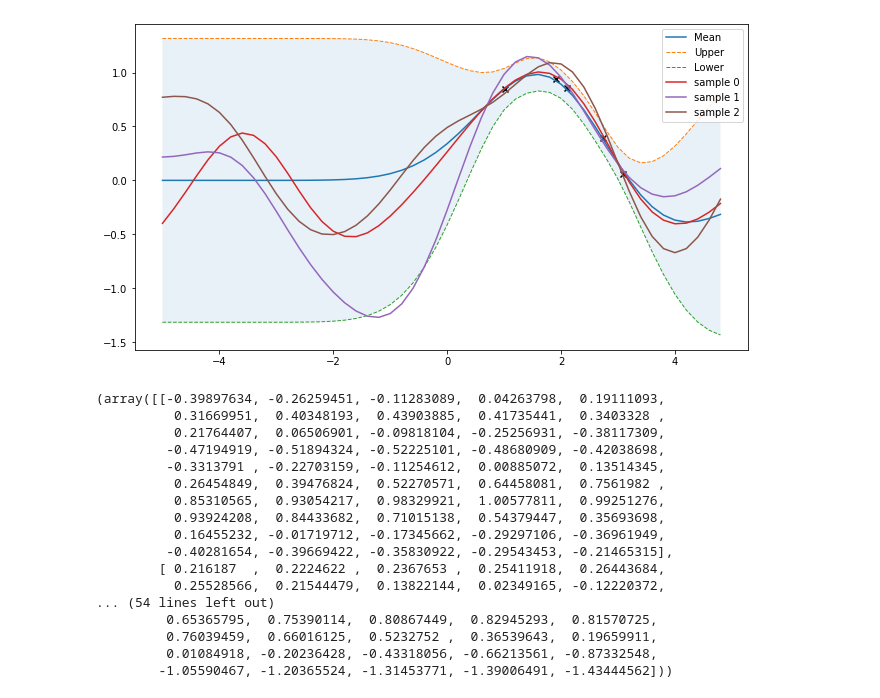
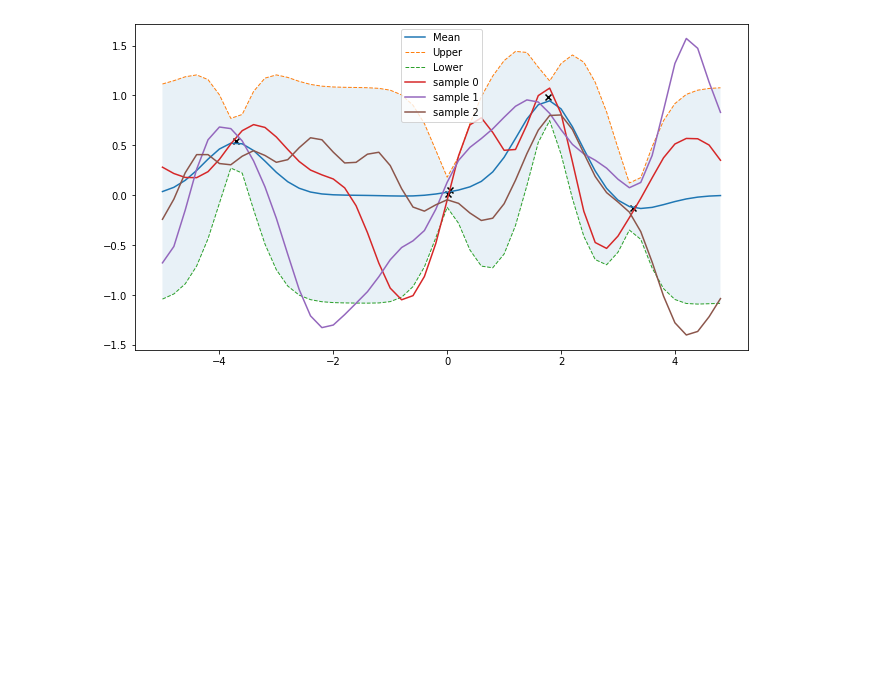
Before and after one commit to RezaCDoobary/Bayesian-Learning-Implementations, a Jupyter notebook: Gaussian Processes.ipynb, the cells around one changed output. Cells and saved outputs as stored; diff of their text form; code cells hidden in the pictures; blank space fills up the shorter version.

```diff
--- a/Gaussian Processes.ipynb
+++ b/Gaussian Processes.ipynb
@@ -121,41 +126,24 @@ array([0.4765616 , 0.49189276, 0.45376939, 0.17170668, 0.240736  ,
 # %%
 #eyeball comparison with sklearns implementation
 
 from sklearn.gaussian_process import GaussianProcessRegressor as GPR
 from sklearn.gaussian_process.kernels import ConstantKernel, RBF
 
 X = np.arange(-5,5, 0.2).reshape(-1, 1)
 X_train = np.random.uniform(-4,4,(1,5)).reshape(-1, 1)
 Y_train = np.sin(X_train)
 
 rbf = ConstantKernel(1.0) * RBF(length_scale=1.0)
 gpr = GPR(kernel=rbf, alpha=noise**2)
 
 gpr.fit(X_train, Y_train)
 
 mu_s, cov_s = gpr.predict(X, return_cov=True)
 
 
 l = gpr.kernel_.k2.get_params()['length_scale']
 sigma_f = np.sqrt(gpr.kernel_.k1.get_params()['constant_value'])
 
-plot(mu_s, cov_s, X, X_train, Y_train)
+res = plot(mu_s, cov_s, X, X_train, Y_train)
 # %% [output]
-[figure, old version]
+[figure, new version]
-(array([[-0.39897634, -0.26259451, -0.11283089,  0.04263798,  0.19111093,
-          0.31669951,  0.40348193,  0.43903885,  0.41735441,  0.3403328 ,
-          0.21764407,  0.06506901, -0.09818104, -0.25256931, -0.38117309,
-         -0.47194919, -0.51894324, -0.52225101, -0.48680909, -0.42038698,
-         -0.3313791 , -0.22703159, -0.11254612,  0.00885072,  0.13514345,
-          0.26454849,  0.39476824,  0.52270571,  0.64458081,  0.7561982 ,
-          0.85310565,  0.93054217,  0.98329921,  1.00577811,  0.99251276,
-          0.93924208,  0.84433682,  0.71015138,  0.54379447,  0.35693698,
-          0.16455232, -0.01719712, -0.17345662, -0.29297106, -0.36961949,
-         -0.40281654, -0.39669422, -0.35830922, -0.29543453, -0.21465315],
-        [ 0.216187  ,  0.2224622 ,  0.2367653 ,  0.25411918,  0.26443684,
-          0.25528566,  0.21544479,  0.13822144,  0.02349165, -0.12220372,
-... (54 lines left out)
-         0.65365795,  0.75390114,  0.80867449,  0.82945293,  0.81570725,
-         0.76039459,  0.66016125,  0.5232752 ,  0.36539643,  0.19659911,
-         0.01084918, -0.20236428, -0.43318056, -0.66213561, -0.87332548,
-        -1.05590467, -1.20365524, -1.31453771, -1.39006491, -1.43444562]))
```
Also changed, not shown: parts of 8 cells of this notebook, 4 other files.
